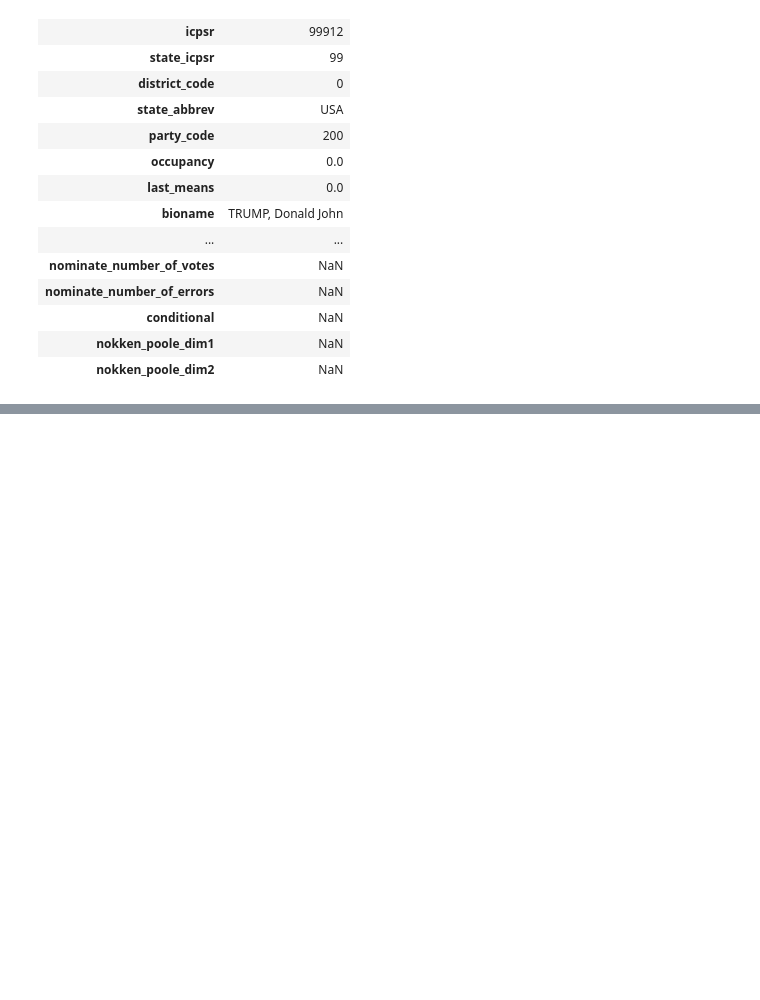
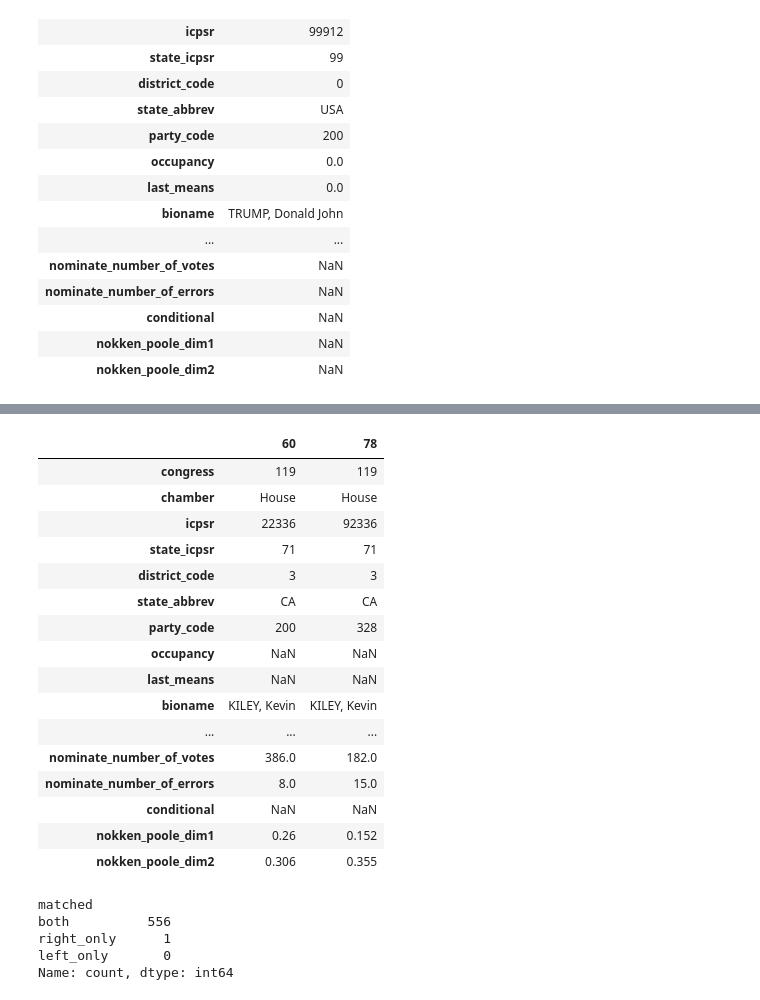
Before and after one commit to wdangds/ds6600-project, a Jupyter notebook: notebooks/demo_10_1_2026.ipynb, the cells around one changed output, grey strips where cells are left out. Saved outputs shown, nothing was run; the diff lists cells and outputs as text; code cells hidden in the pictures; blank space fills up the shorter version.

```diff
--- a/notebooks/demo_10_1_2026.ipynb
+++ b/notebooks/demo_10_1_2026.ipynb
@@ -69,0 +86,29 @@ left_on = 'bioguideId', right_on = 'bioguide_id', how = 'outer', indicator = 'ma
+# %%
+# show duplicate bioguideIds in the ideaology dataset
+ideaology[ideaology.duplicated(subset = 'bioguide_id', keep = False)].sort_values(by = 'bioguide_id').T
+# %% [output]
+|  | 60 | 78 |
+| congress | 119 | 119 |
+| chamber | House | House |
+| icpsr | 22336 | 92336 |
+| state_icpsr | 71 | 71 |
+| district_code | 3 | 3 |
+| state_abbrev | CA | CA |
+| party_code | 200 | 328 |
+| occupancy | NaN | NaN |
+| last_means | NaN | NaN |
+| bioname | KILEY, Kevin | KILEY, Kevin |
+| ... | ... | ... |
+| nominate_number_of_votes | 386.0 | 182.0 |
+| nominate_number_of_errors | 8.0 | 15.0 |
+| conditional | NaN | NaN |
+| nokken_poole_dim1 | 0.26 | 0.152 |
+| nokken_poole_dim2 | 0.306 | 0.355 |
+# %%
+member_ideaology['matched'].value_counts()
+# %% [output]
+matched
+both          556
+right_only      1
+left_only       0
+Name: count, dtype: int64
```
Also changed, not shown: parts of 7 cells of this notebook, 2 other files.
